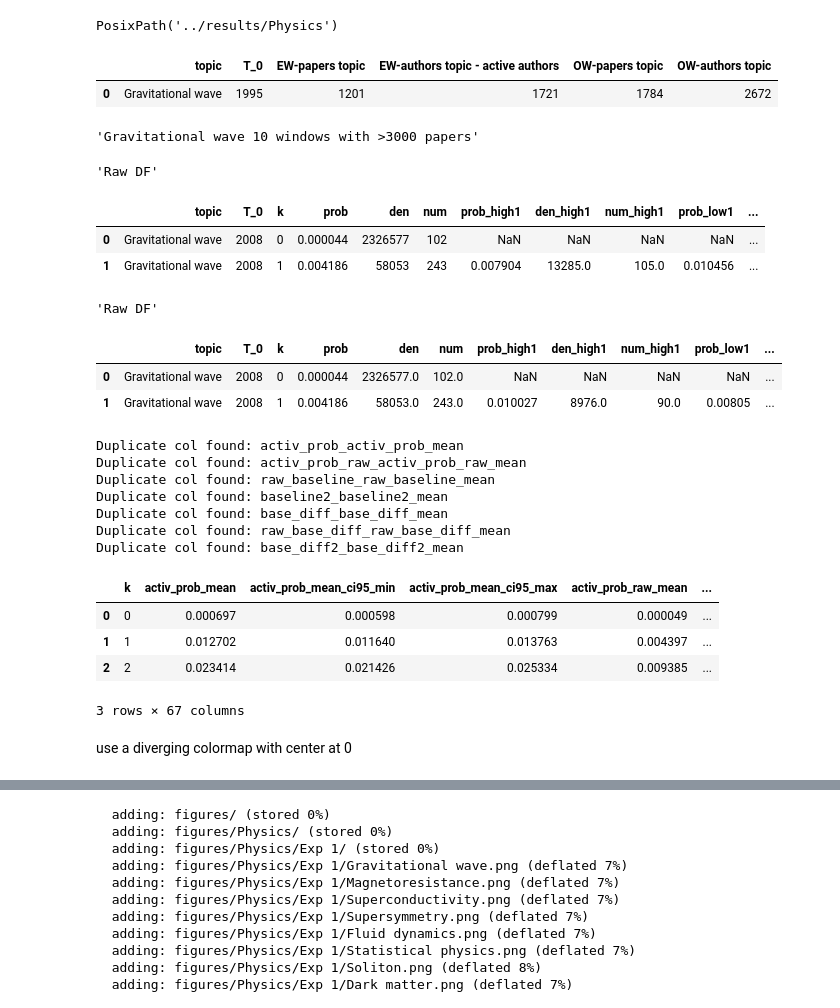
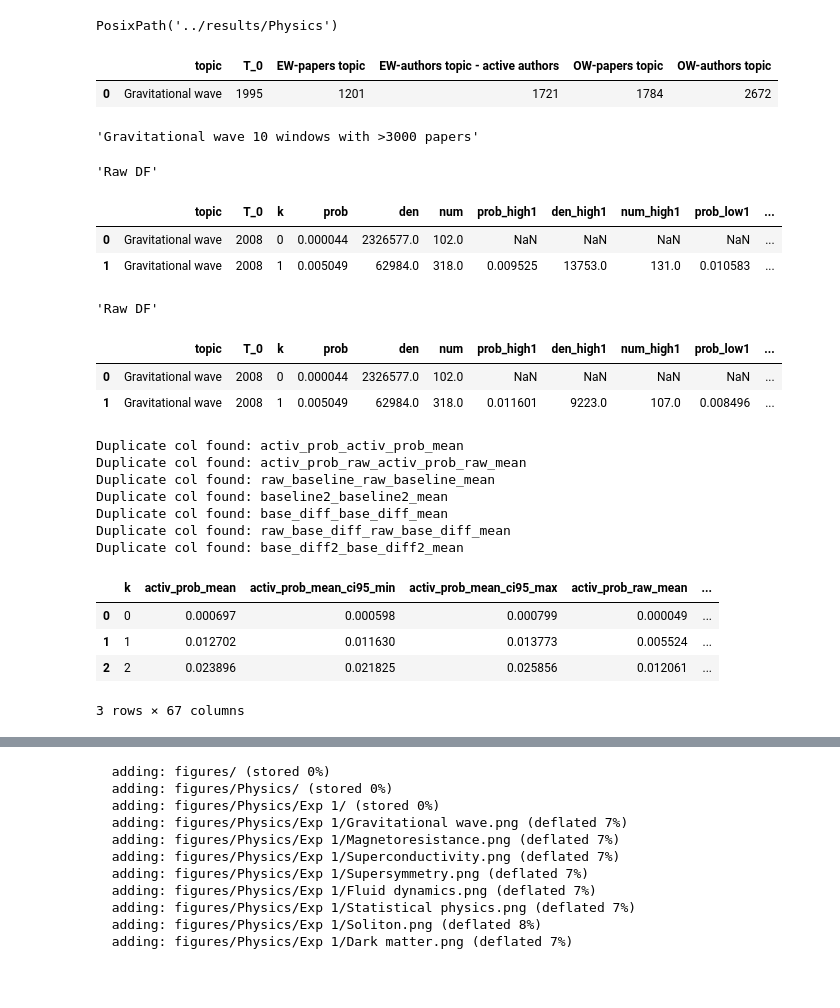
Before and after one commit to satyakisikdar/Collaboration-Topic-Switches, a Jupyter notebook: notebooks/analysis.ipynb, the cells around one changed output, grey strips where cells are left out. Saved outputs shown, nothing was run; the diff lists cells and outputs as text; code cells hidden in the pictures; blank space fills up the shorter version.

```diff
--- a/notebooks/analysis.ipynb
+++ b/notebooks/analysis.ipynb
@@ -51,8 +51,8 @@ resultspath
 # %% [output]
 PosixPath('../results/Physics')
 # %%
-exp, exp_ = 'Exp1_ver1', 'Exp 1'
-# exp, exp_ = 'Exp1_ver2', 'Exp 1 v2'
+# exp, exp_ = 'Exp1_ver1', 'Exp 1'
+exp, exp_ = 'Exp1_ver2', 'Exp 1 v2'
 field = 'Physics'
 
 
@@ -220,39 +220,39 @@ for topic in topic_list:
             grouped.agg(
                 den_mean=pd.NamedAgg(column='den', aggfunc='mean'),
                 den_high1_mean=pd.NamedAgg(column='den_high1', aggfunc='mean'),
                 den_low1_mean=pd.NamedAgg(column='den_low1', aggfunc='mean'),
            )
            .add_prefix(f'{metric}_')
            .rename(columns={f'{metric}_den_mean': 'overall_den_mean'})
         )
         dfs.append(df_labels)
 
     if missing:    # topic is missing
         continue
 
     agg_df = (
         pd.concat(dfs, axis=1).reset_index()
         .assign(
             baseline=lambda df_: df_.k.map(baseline_dict),  # get the baseline values
             min_works=works_threshold, topic=topic, windows=len(viable_windows),
         )
     )
     agg_df = agg_df.loc[:,~agg_df.columns.duplicated()]  # remove duplicate columns
     agg_df.to_csv(agg_path, index=False)
     display(agg_df.head(3))
     # break
 # %% [output]
 |  | topic | T_0 | EW-papers topic | EW-authors topic - active authors | OW-papers topic | OW-authors topic |
 | 0 | Gravitational wave | 1995 | 1201 | 1721 | 1784 | 2672 |
 'Gravitational wave 10 windows with >3000 papers'
 'Raw DF'
 |  | topic | T_0 | k | prob | den | num | prob_high1 | den_high1 | num_high1 | prob_low1 | ... |
-| 0 | Gravitational wave | 2008 | 0 | 0.000044 | 2326577 | 102 | NaN | NaN | NaN | NaN | ... |
-| 1 | Gravitational wave | 2008 | 1 | 0.004186 | 58053 | 243 | 0.007904 | 13285.0 | 105.0 | 0.010456 | ... |
+| 0 | Gravitational wave | 2008 | 0 | 0.000044 | 2326577.0 | 102.0 | NaN | NaN | NaN | NaN | ... |
+| 1 | Gravitational wave | 2008 | 1 | 0.005049 | 62984.0 | 318.0 | 0.009525 | 13753.0 | 131.0 | 0.010583 | ... |
 'Raw DF'
 |  | topic | T_0 | k | prob | den | num | prob_high1 | den_high1 | num_high1 | prob_low1 | ... |
 | 0 | Gravitational wave | 2008 | 0 | 0.000044 | 2326577.0 | 102.0 | NaN | NaN | NaN | NaN | ... |
-| 1 | Gravitational wave | 2008 | 1 | 0.004186 | 58053.0 | 243.0 | 0.010027 | 8976.0 | 90.0 | 0.00805 | ... |
+| 1 | Gravitational wave | 2008 | 1 | 0.005049 | 62984.0 | 318.0 | 0.011601 | 9223.0 | 107.0 | 0.008496 | ... |
 Duplicate col found: activ_prob_activ_prob_mean
 Duplicate col found: activ_prob_raw_activ_prob_raw_mean
 Duplicate col found: raw_baseline_raw_baseline_mean
@@ -262,8 +262,6 @@ Duplicate col found: raw_base_diff_raw_base_diff_mean
 Duplicate col found: base_diff2_base_diff2_mean
 |  | k | activ_prob_mean | activ_prob_mean_ci95_min | activ_prob_mean_ci95_max | activ_prob_raw_mean | ... |
 | 0 | 0 | 0.000697 | 0.000598 | 0.000799 | 0.000049 | ... |
-| 1 | 1 | 0.012702 | 0.011640 | 0.013763 | 0.004397 | ... |
-| 2 | 2 | 0.023414 | 0.021426 | 0.025334 | 0.009385 | ... |
+| 1 | 1 | 0.012702 | 0.011630 | 0.013773 | 0.005524 | ... |
+| 2 | 2 | 0.023896 | 0.021825 | 0.025856 | 0.012061 | ... |
 3 rows × 67 columns
-# %% [markdown]
-use a diverging colormap with center at 0
```
Also changed, not shown: parts of 8 cells of this notebook, 3 other files.
